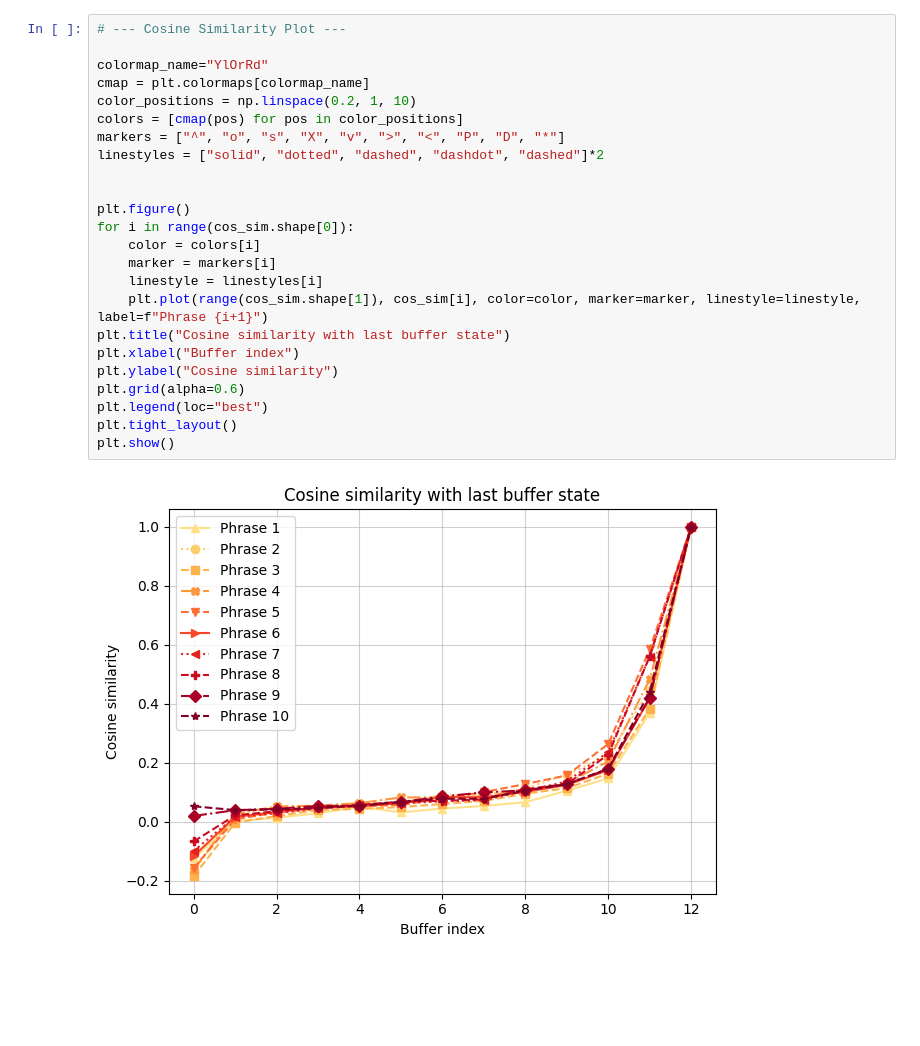
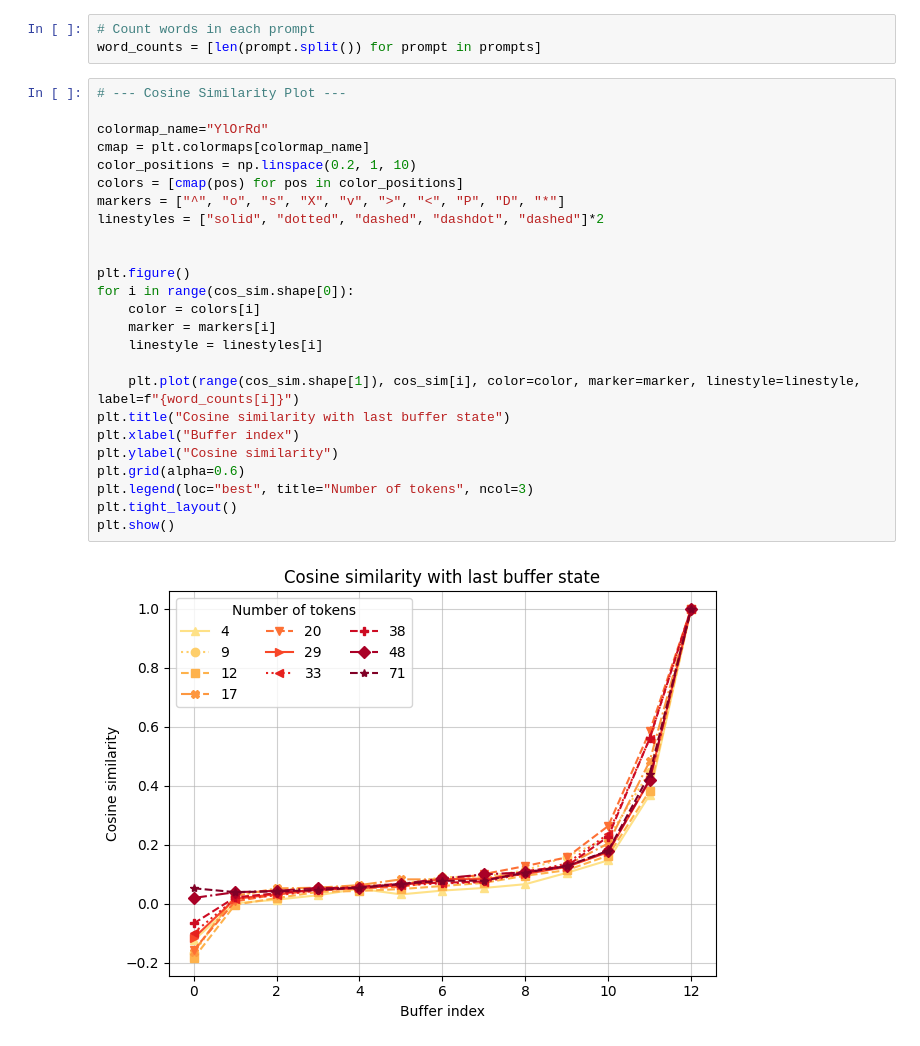
Before and after one commit to filippobezzi/transformer_geometrical_analysis, a Jupyter notebook: buffer_analysis.ipynb, the cells around one changed output. Cells and saved outputs as stored; diff of their text form; blank space fills up the shorter version.

Commit message:
added new prompts

```diff
--- a/buffer_analysis.ipynb
+++ b/buffer_analysis.ipynb
@@ -106,32 +120,36 @@ volumes = np.array(volumes)
 gd = np.array(gd)
 cos_sim = np.array(cos_sim)
 mean_vector = np.array(mean_vector)
+# %%
+# Count words in each prompt
+word_counts = [len(prompt.split()) for prompt in prompts]
 # %%
 # --- Cosine Similarity Plot ---
 
 colormap_name="YlOrRd"
 cmap = plt.colormaps[colormap_name]
 color_positions = np.linspace(0.2, 1, 10)
 colors = [cmap(pos) for pos in color_positions]
 markers = ["^", "o", "s", "X", "v", ">", "<", "P", "D", "*"]
 linestyles = ["solid", "dotted", "dashed", "dashdot", "dashed"]*2
 
 
 plt.figure()
 for i in range(cos_sim.shape[0]):
     color = colors[i]
     marker = markers[i]
     linestyle = linestyles[i]
-    plt.plot(range(cos_sim.shape[1]), cos_sim[i], color=color, marker=marker, linestyle=linestyle, label=f"Phrase {i+1}")
+
+    plt.plot(range(cos_sim.shape[1]), cos_sim[i], color=color, marker=marker, linestyle=linestyle, label=f"{word_counts[i]}")
 plt.title("Cosine similarity with last buffer state")
 plt.xlabel("Buffer index")
 plt.ylabel("Cosine similarity")
 plt.grid(alpha=0.6)
-plt.legend(loc="best")
+plt.legend(loc="best", title="Number of tokens", ncol=3)
 plt.tight_layout()
 plt.show()
 # %% [output]
-[figure, old version]
+[figure, new version]
 # %%
 # --- Volume Plot ---
 plt.figure()
```
Also changed, not shown: parts of 12 cells of this notebook, 3 other files.
